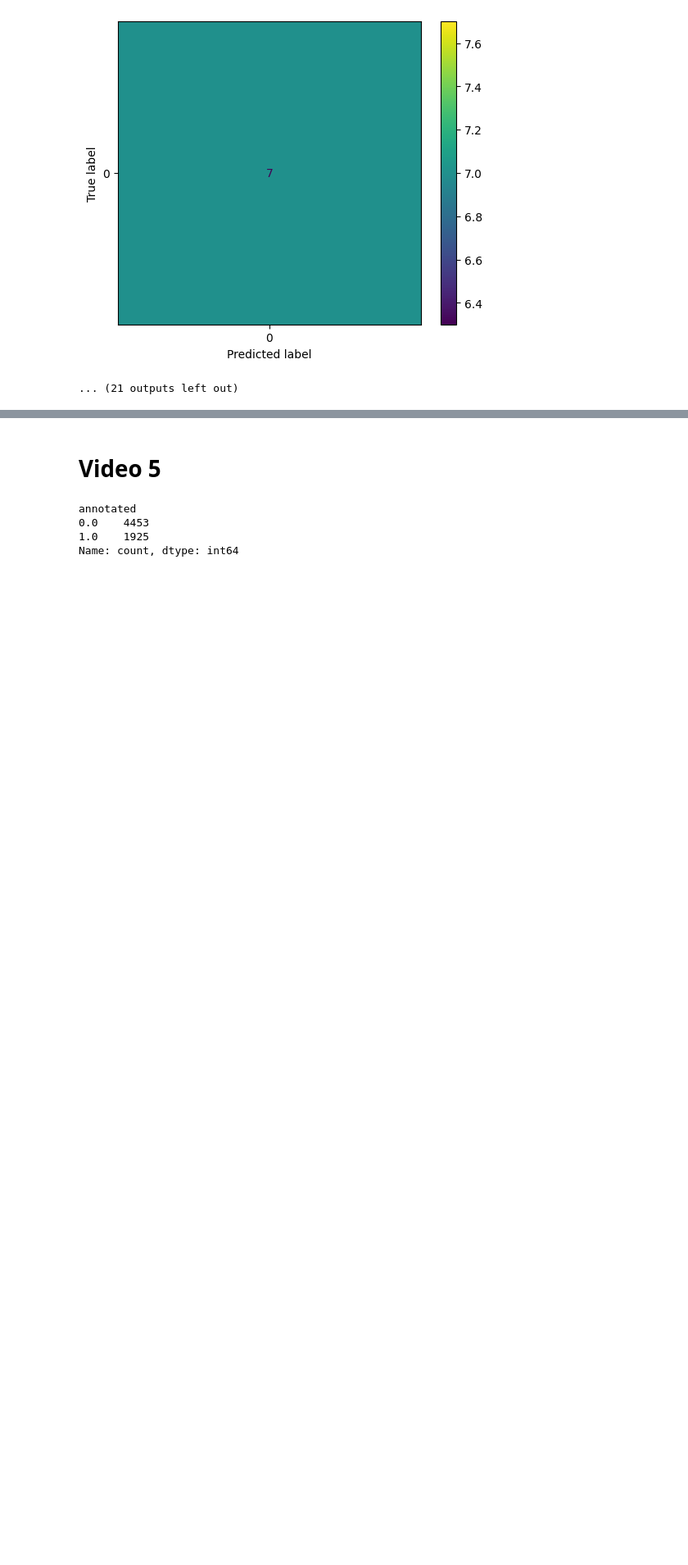
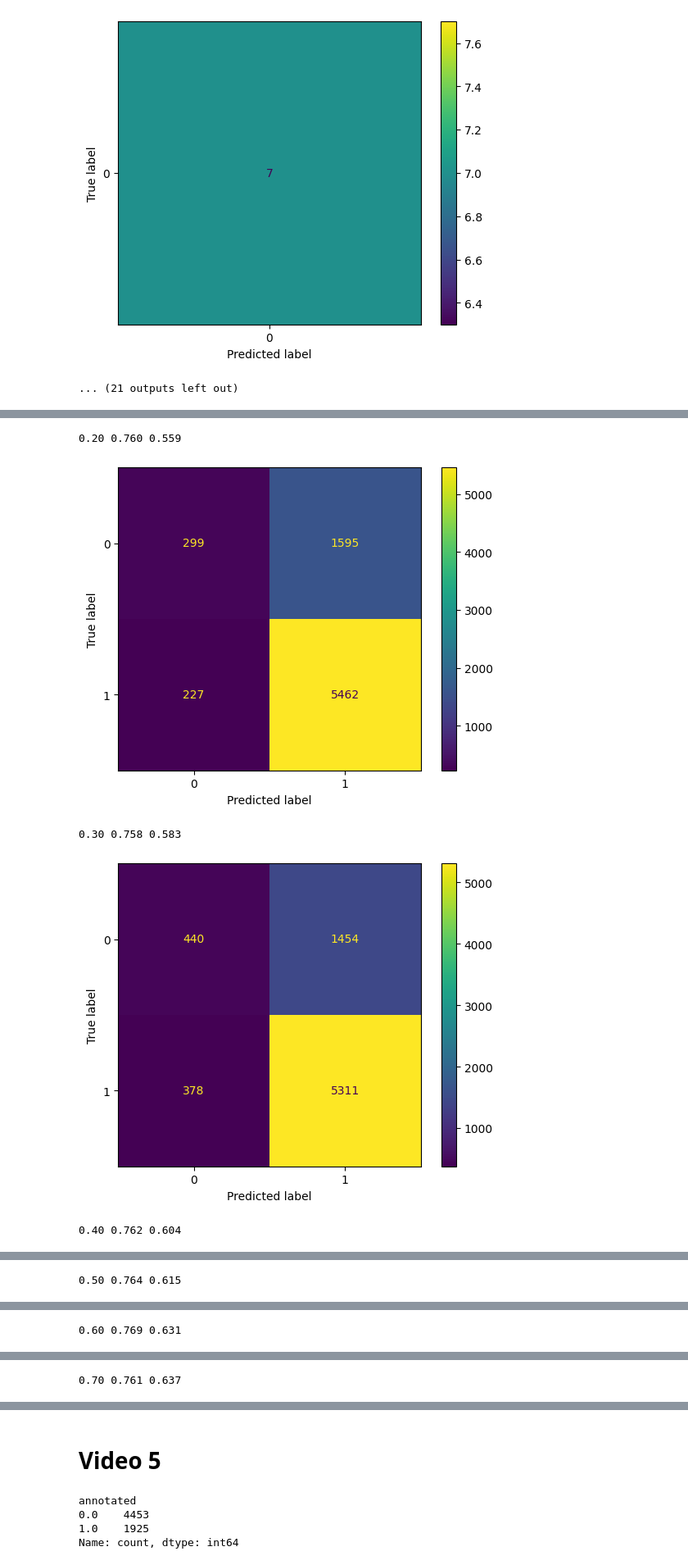
Before and after one commit to Johanniii/eye-contact-cnn, a Jupyter notebook: accuracy.ipynb, the cells around one changed output, grey strips where cells are left out. Shown at 82% size. Saved outputs shown, nothing was run; the diff lists cells and outputs as text; code cells hidden in the pictures; blank space fills up the shorter version.

```diff
--- a/accuracy.ipynb
+++ b/accuracy.ipynb
@@ -170,0 +273,10 @@ print(classification_report(merged.annotated, [x>.2 for x in merged.acc]))
+# %%
+for i in np.arange(.2,1, .1):
+    view(i, merged.annotated, merged.acc)
+print(classification_report(merged.annotated, [x>.2 for x in merged.acc]))
+# %% [output]
+0.20 0.760 0.559
+[figure, added]
+0.30 0.758 0.583
+[figure, added]
+0.40 0.762 0.604
@@ -170,0 +284 @@ print(classification_report(merged.annotated, [x>.2 for x in merged.acc]))
+0.50 0.764 0.615
@@ -170,0 +286 @@ print(classification_report(merged.annotated, [x>.2 for x in merged.acc]))
+0.60 0.769 0.631
@@ -170,0 +288 @@ print(classification_report(merged.annotated, [x>.2 for x in merged.acc]))
+0.70 0.761 0.637
```
Also changed, not shown: parts of 16 cells of this notebook.
